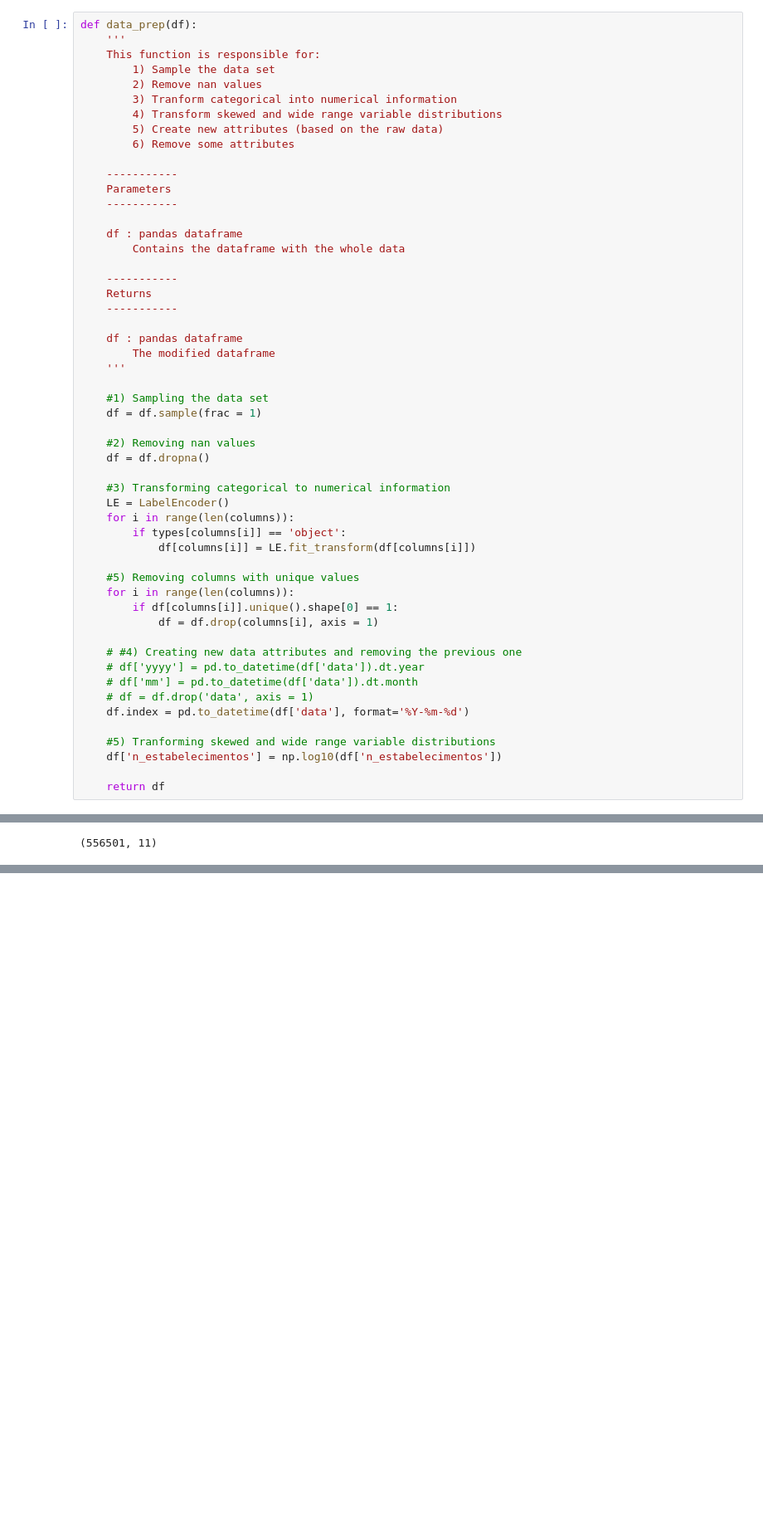
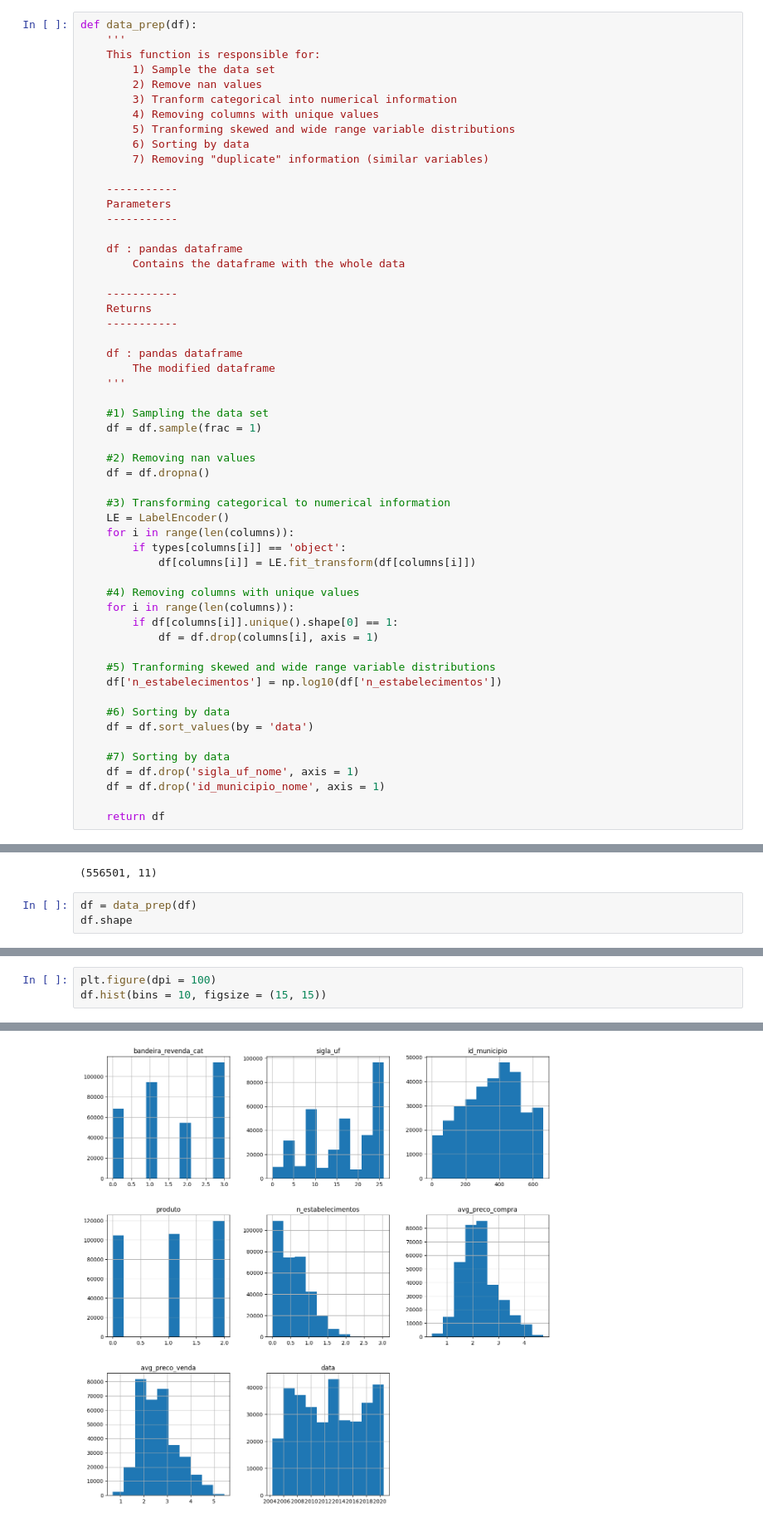
Before and after one commit to natalidesanti/predicting_price_oil_gas, a Jupyter notebook: predicting_oil_gas_price.ipynb, the cells around one changed output, grey strips where cells are left out. Shown at 83% size. Saved outputs shown, nothing was run; the diff lists cells and outputs as text; blank space fills up the shorter version.

```diff
--- a/predicting_oil_gas_price.ipynb
+++ b/predicting_oil_gas_price.ipynb
@@ -96,9 +155,10 @@ def data_prep(df):
         1) Sample the data set
         2) Remove nan values
         3) Tranform categorical into numerical information
-        4) Transform skewed and wide range variable distributions
-        5) Create new attributes (based on the raw data)
-        6) Remove some attributes
+        4) Removing columns with unique values
+        5) Tranforming skewed and wide range variable distributions
+        6) Sorting by data
+        7) Removing "duplicate" information (similar variables)
 
     -----------
     Parameters
@@ -127,22 +187,26 @@ def data_prep(df):
         if types[columns[i]] == 'object':
             df[columns[i]] = LE.fit_transform(df[columns[i]])
 
-    #5) Removing columns with unique values
+    #4) Removing columns with unique values
     for i in range(len(columns)):
         if df[columns[i]].unique().shape[0] == 1:
             df = df.drop(columns[i], axis = 1)
 
-    # #4) Creating new data attributes and removing the previous one
-    # df['yyyy'] = pd.to_datetime(df['data']).dt.year
-    # df['mm'] = pd.to_datetime(df['data']).dt.month
-    # df = df.drop('data', axis = 1)
-    df.index = pd.to_datetime(df['data'], format='%Y-%m-%d')
-
     #5) Tranforming skewed and wide range variable distributions
     df['n_estabelecimentos'] = np.log10(df['n_estabelecimentos'])
 
+    #6) Sorting by data
+    df = df.sort_values(by = 'data')
+
+    #7) Sorting by data
+    df = df.drop('sigla_uf_nome', axis = 1)
+    df = df.drop('id_municipio_nome', axis = 1)
+
     return df
 # %%
 df.shape
 # %% [output]
 (556501, 11)
+# %%
+df = data_prep(df)
+df.shape
@@ -148,0 +223,4 @@ df.shape
+# %%
+plt.figure(dpi = 100)
+df.hist(bins = 10, figsize = (15, 15))
+# %% [output]
@@ -148,0 +236 @@ df.shape
+[figure, added]
```
Also changed, not shown: parts of 70 cells of this notebook, 2 other files.
